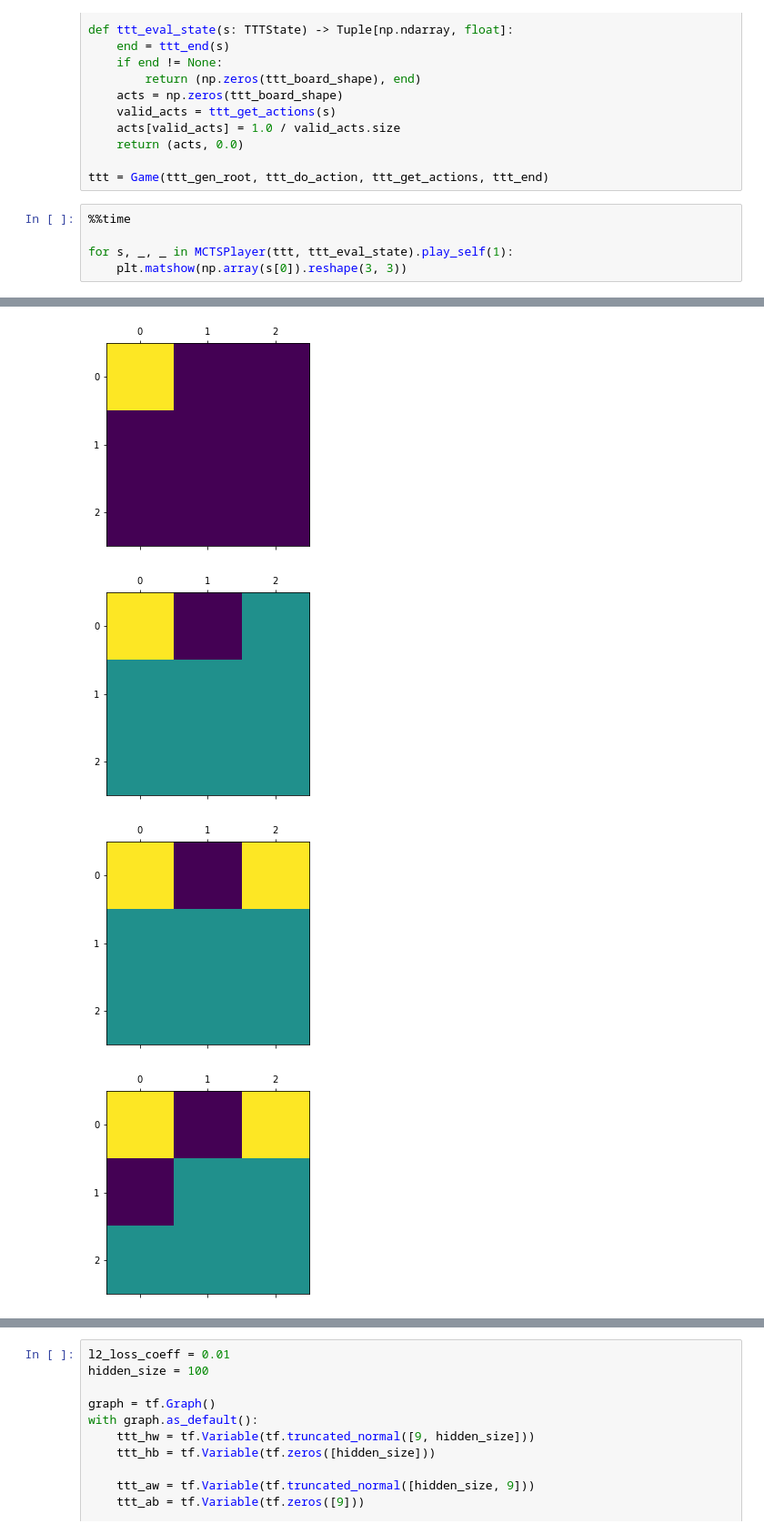
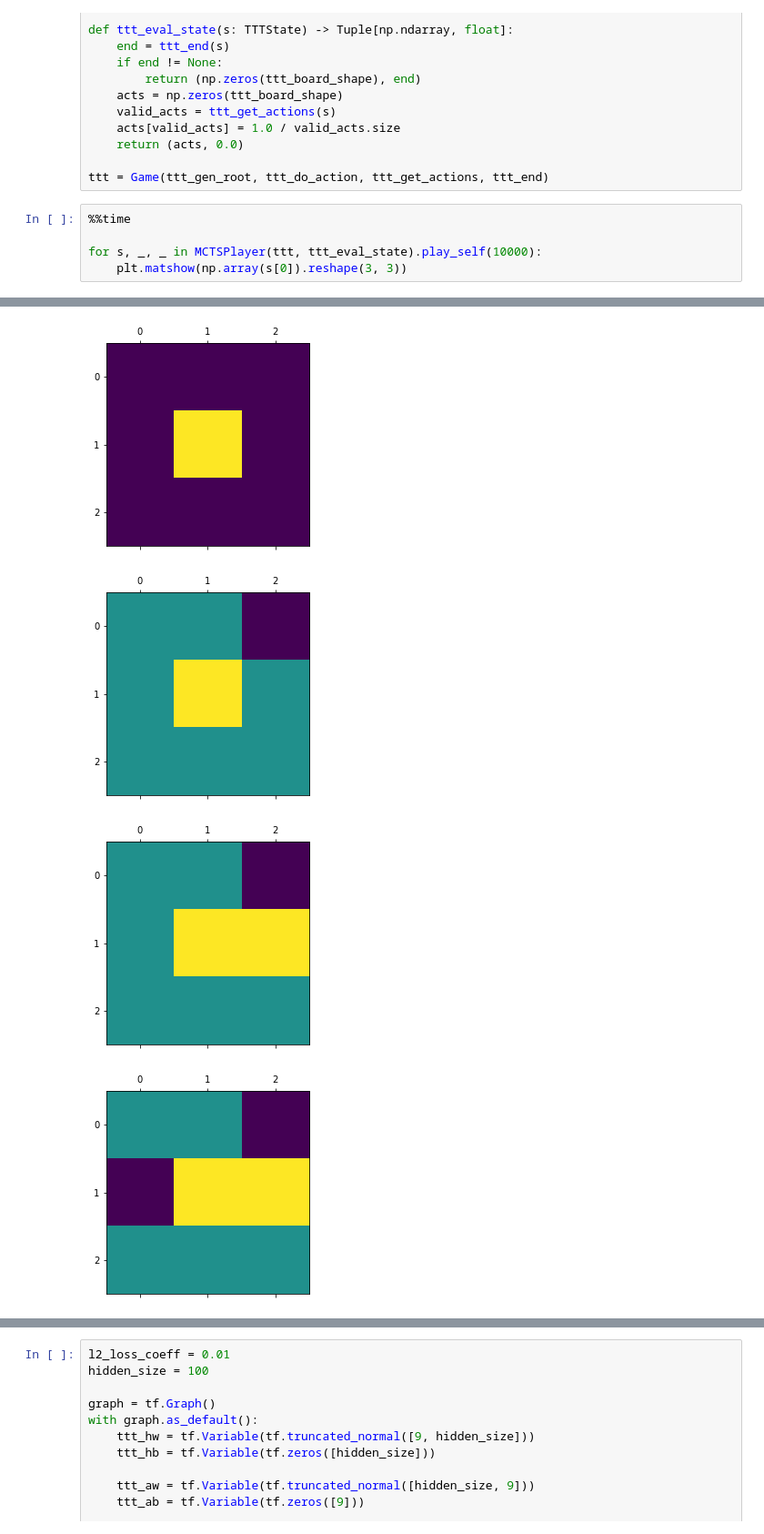
Before and after one commit to gbrik/expert-iteration, a Jupyter notebook: expert-iteration.ipynb, the cells around one changed output, grey strips where cells are left out. Shown: that part at 91% size. Cells and saved outputs as stored; diff of their text form.

```diff
--- a/expert-iteration.ipynb
+++ b/expert-iteration.ipynb
@@ -192,6 +189,6 @@ ttt = Game(ttt_gen_root, ttt_do_action, ttt_get_actions, ttt_end)
 # %%
 %%time
 
-for s, _, _ in MCTSPlayer(ttt, ttt_eval_state).play_self(1):
+for s, _, _ in MCTSPlayer(ttt, ttt_eval_state).play_self(10000):
     plt.matshow(np.array(s[0]).reshape(3, 3))
 # %% [output]
@@ -199,5 +196,5 @@ Wall time: 213 ms
 [figure]
-[figure, old version]
+[figure, new version]
-[figure, old version]
+[figure, new version]
-[figure, old version]
+[figure, new version]
-[figure, old version]
+[figure, new version]
```
Also changed, not shown: parts of 4 cells of this notebook.
